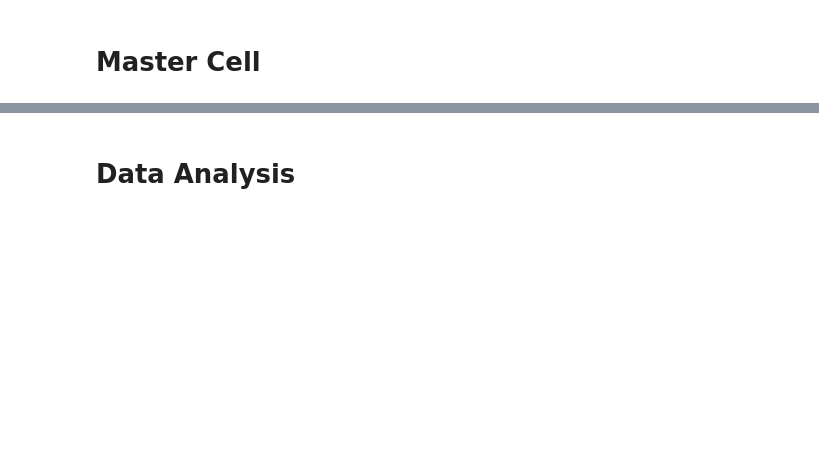
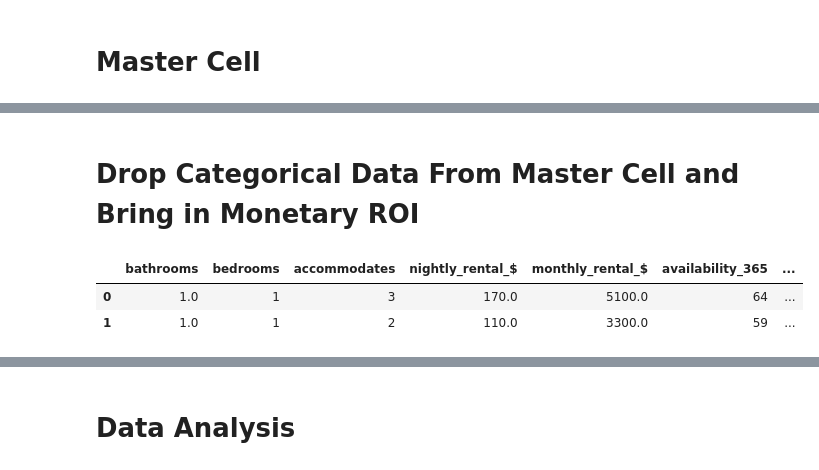
Before and after one commit to MohammadBakir/Predicting-ROI-On-AirBnb-Rentals, a Jupyter notebook: Project Luther.ipynb, the cells around one changed output, grey strips where cells are left out. Drawn from its saved outputs; the diff is of its cells as text; code cells hidden in the pictures; blank space fills up the shorter version.

```diff
--- a/Project Luther.ipynb
+++ b/Project Luther.ipynb
@@ -363,0 +546,8 @@ Grid search and standard scalar
+# %% [markdown]
+# Drop Categorical Data From Master Cell and Bring in Monetary ROI
+# %%
+df_sf['ROI'] =
+# %% [output]
+|  | bathrooms | bedrooms | accommodates | nightly_rental_$ | monthly_rental_$ | availability_365 | ... |
+| 0 | 1.0 | 1 | 3 | 170.0 | 5100.0 | 64 | ... |
+| 1 | 1.0 | 1 | 2 | 110.0 | 3300.0 | 59 | ... |
```
Also changed, not shown: parts of 61 cells of this notebook, 1 other file.
